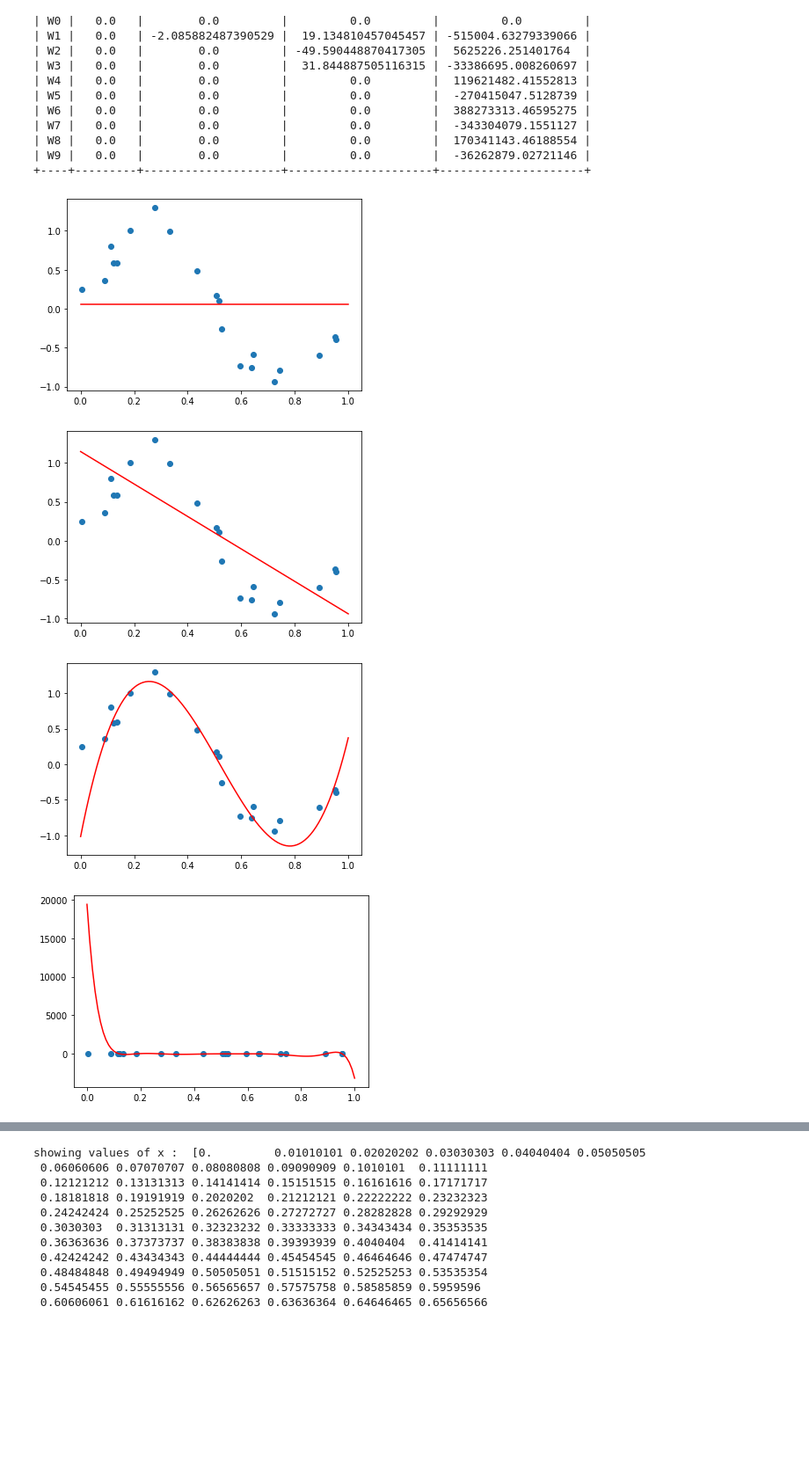
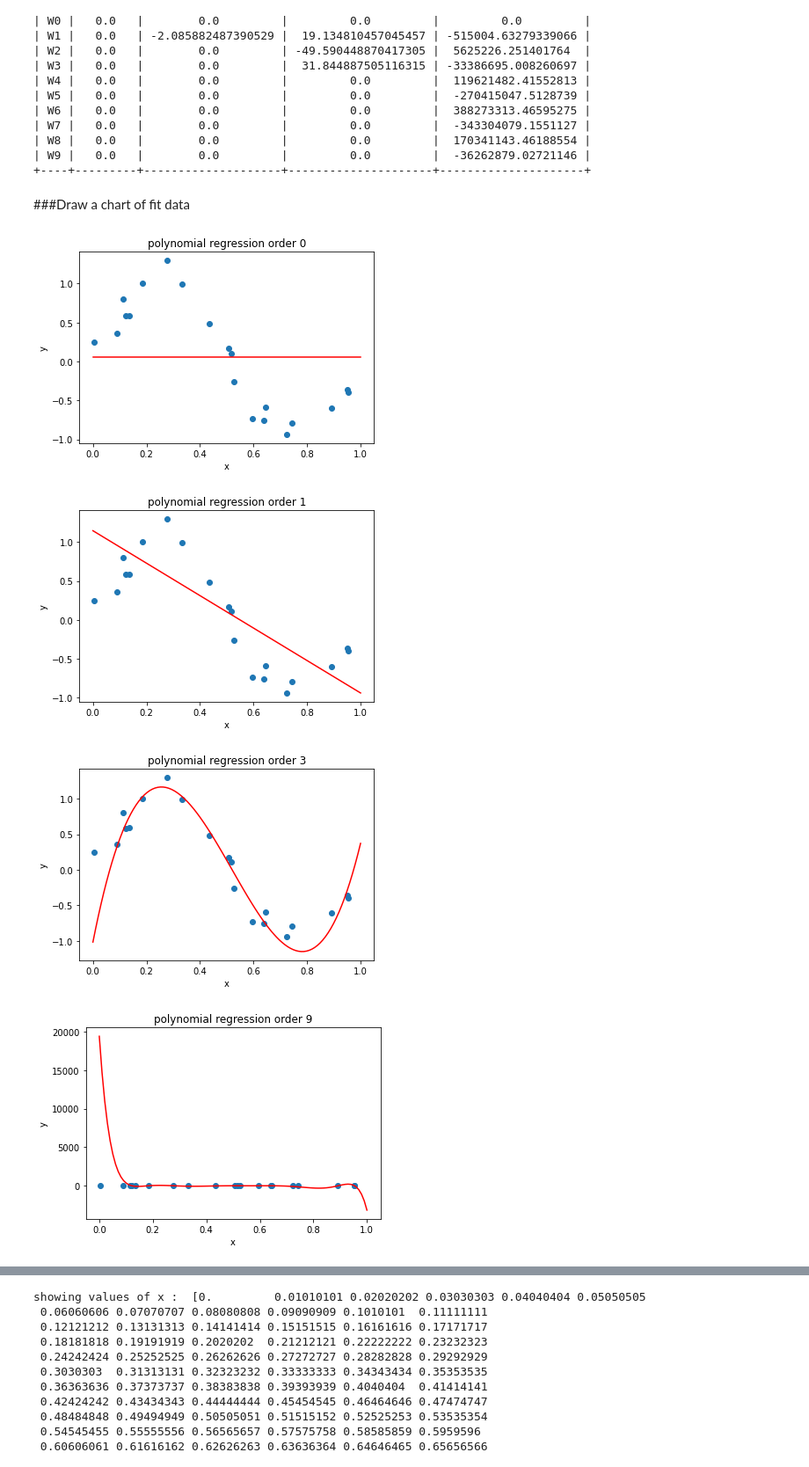
Before and after one commit to rohanmandrekar/overfitting-using-higher-order-linear-regression, a Jupyter notebook: overfitting.ipynb, the cells around one changed output, grey strips where cells are left out. Shown: that part at 88% size. Saved outputs shown, nothing was run; the diff lists cells and outputs as text; code cells hidden in the pictures; blank space fills up the shorter version.

```diff
--- a/overfitting.ipynb
+++ b/overfitting.ipynb
@@ -203,36 +207,51 @@ print(mytable)
 | W8 |   0.0   |        0.0         |         0.0         |  170341143.46188554 |
 | W9 |   0.0   |        0.0         |         0.0         |  -36262879.02721146 |
 +----+---------+--------------------+---------------------+---------------------+
+# %% [markdown]
+###Draw a chart of fit data
 # %%
 xnew=np.linspace(0,1,100)
 xnew=np.array(xnew)
 xnew=xnew.reshape(-1,1)
+
 x_trans0=polynomial0.fit_transform(xnew)
 y0=model0.predict(x_trans0)
 plt.scatter(x,y)
 plt.plot(xnew,y0,c='r')
+plt.title('polynomial regression order 0')
+plt.xlabel('x')
+plt.ylabel('y')
 plt.show()
 
 
 x_trans1=polynomial1.fit_transform(xnew)
 y1=model1.predict(x_trans1)
 plt.scatter(x,y)
 plt.plot(xnew,y1,c='r')
+plt.title('polynomial regression order 1')
+plt.xlabel('x')
+plt.ylabel('y')
 plt.show()
 
 x_trans3=polynomial3.fit_transform(xnew)
 y3=model3.predict(x_trans3)
 plt.scatter(x,y)
 plt.plot(xnew,y3,c='r')
+plt.title('polynomial regression order 3')
+plt.xlabel('x')
+plt.ylabel('y')
 plt.show()
 
 x_trans9=polynomial9.fit_transform(xnew)
 y9=model9.predict(x_trans9)
 plt.scatter(x,y)
 plt.plot(xnew,y9,c='r')
+plt.title('polynomial regression order 9')
+plt.xlabel('x')
+plt.ylabel('y')
 plt.show()
 # %% [output]
-[figure, old version]
+[figure, new version]
-[figure, old version]
+[figure, new version]
-[figure, old version]
+[figure, new version]
-[figure, old version]
+[figure, new version]
```
Also changed, not shown: parts of 12 cells of this notebook.
